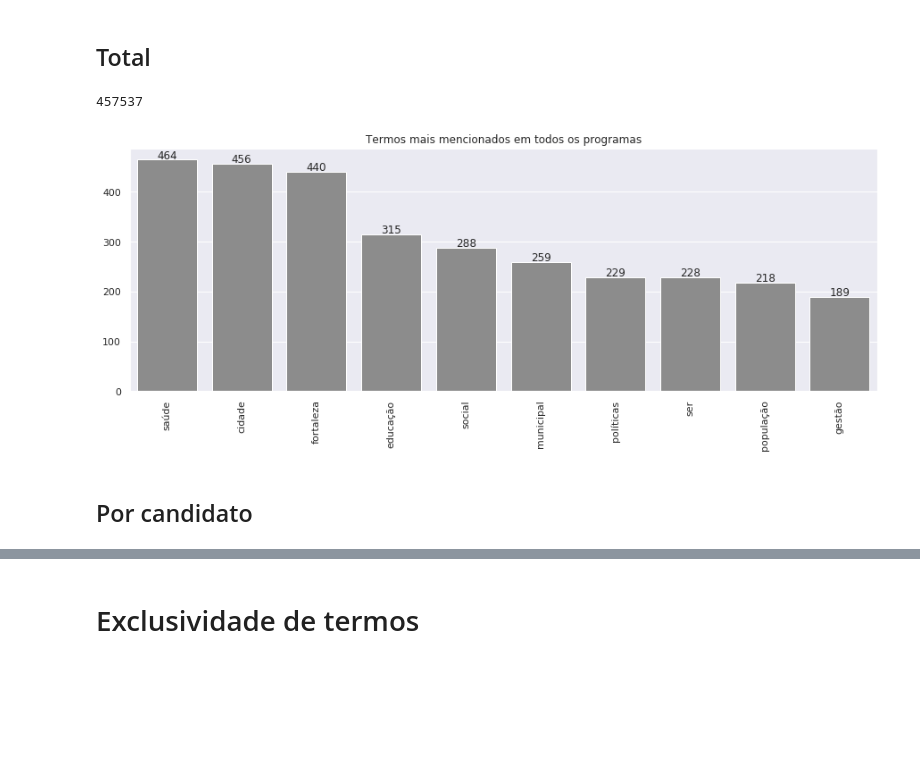
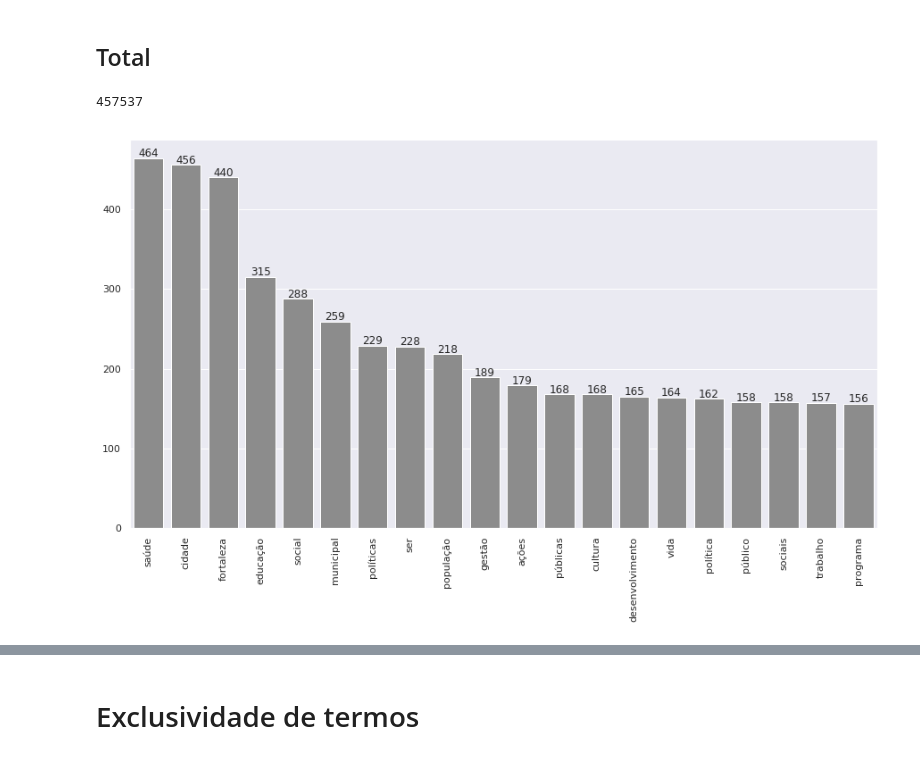
Before and after one commit to cabrau/planosGovernoFortaleza2020, a Jupyter notebook: PlanGov-Fortaleza2020.ipynb, the cells around one changed output, grey strips where cells are left out. Cells and saved outputs as stored; diff of their text form; code cells hidden in the pictures; blank space fills up the shorter version.

Commit message:
corretion in settings of plots

```diff
--- a/PlanGov-Fortaleza2020.ipynb
+++ b/PlanGov-Fortaleza2020.ipynb
@@ -224,7 +224,7 @@ def plotNgrams(ngrams, col = 'C0', orientation = 'vertical'):
                                                        p.get_y() + p.get_height()/2.), ha = 'center',
                        va = 'center', xytext = (10, 0), textcoords = 'offset points')
     else:
-        plt.xticks(values, keys, rotation='vertical')
+        plt.xticks(values, labels, rotation='vertical')
         g = sns.barplot(x=labels, y=values, color = col)
         for p in g.patches:
             g.annotate(format(p.get_height(), '.0f'), (p.get_x() + p.get_width() / 2.,
@@ -235,16 +235,14 @@ def plotNgrams(ngrams, col = 'C0', orientation = 'vertical'):
 # %%
 total = ' '.join(list(df['programa']))
 print(len(total))
 
-plt.figure(figsize=(15, 5))
-plt.title('Termos mais mencionados em todos os programas')
-total_bigrams = build_ngram_df(total, ngram = (1,1), n=10)
+plt.figure(figsize=(15, 8))
+#plt.title('Termos mais mencionados em todos os programas')
+total_bigrams = build_ngram_df(total, ngram = (1,1), n=20)
 plotNgrams(total_bigrams,col='C7', orientation = 'horizontal')
 
-plt.savefig('plots/palavras_total.png')
+plt.savefig('plots/palavras_total.png',dpi=150)
 plt.show()
 # %% [output]
 457537
-[figure, old version]
+[figure, new version]
-# %% [markdown]
-## Por candidato
```
Also changed, not shown: parts of 31 cells of this notebook, 7 other files.
